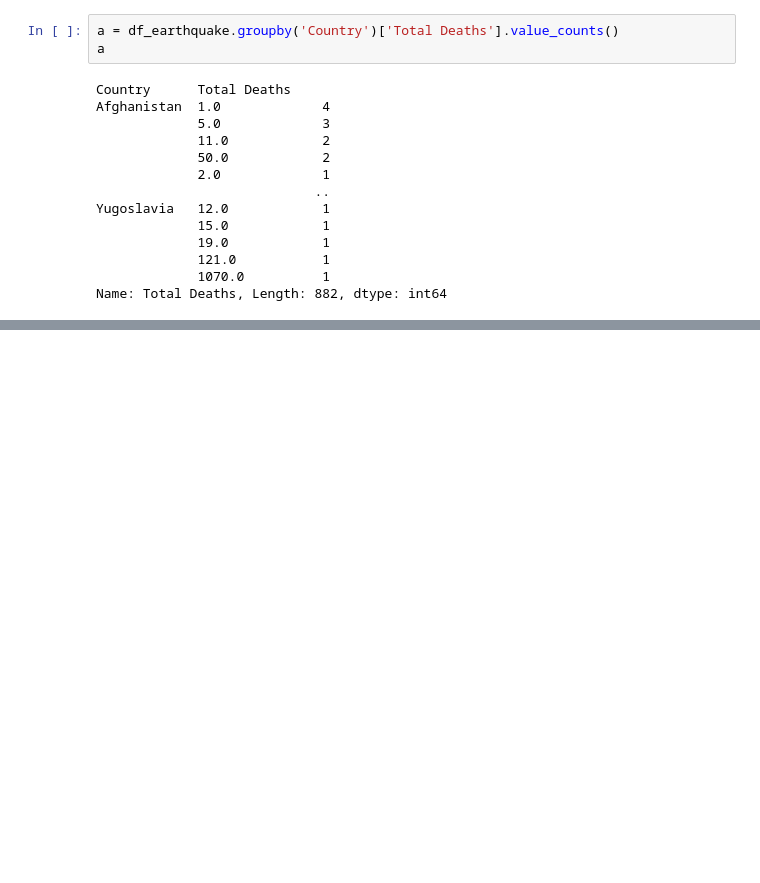
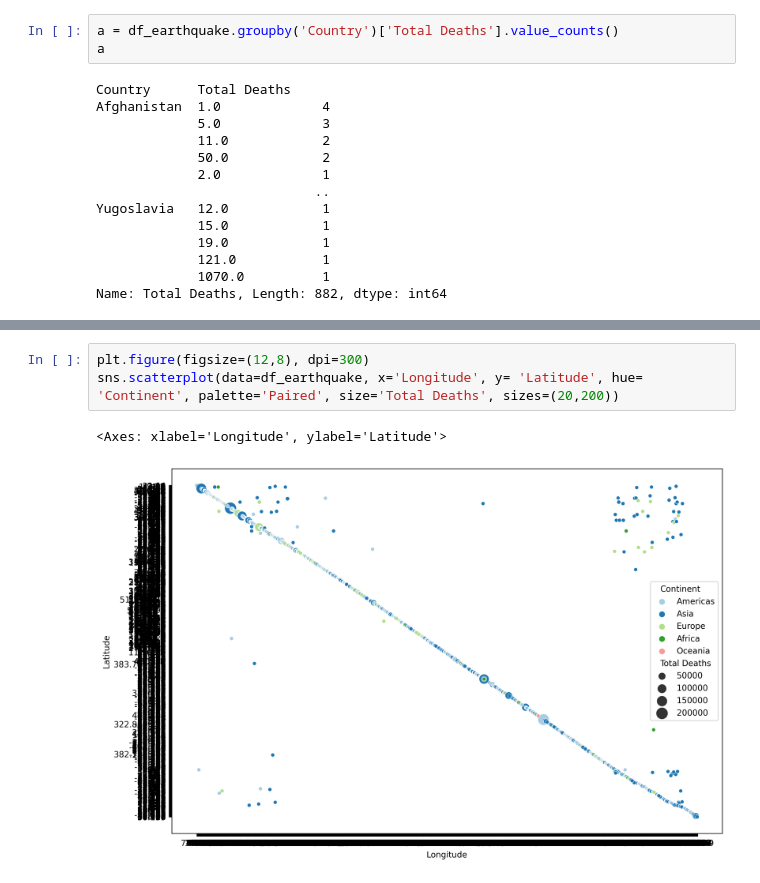
Before and after one commit to AleDataAnalyst/grupo2_desastresnaturales, a Jupyter notebook: Notebooks/01LimpiarDatos/01_Ele_Earthquake_impacto.ipynb, the cells around one changed output, grey strips where cells are left out. Drawn from its saved outputs; the diff is of its cells as text; blank space fills up the shorter version.

```diff
--- a/Notebooks/01LimpiarDatos/01_Ele_Earthquake_impacto.ipynb
+++ b/Notebooks/01LimpiarDatos/01_Ele_Earthquake_impacto.ipynb
@@ -149,0 +162,6 @@ Name: Total Deaths, Length: 882, dtype: int64
+# %%
+plt.figure(figsize=(12,8), dpi=300)
+sns.scatterplot(data=df_earthquake, x='Longitude', y= 'Latitude', hue= 'Continent', palette='Paired', size='Total Deaths', sizes=(20,200))
+# %% [output]
+<Axes: xlabel='Longitude', ylabel='Latitude'>
+[figure, added]
```
Also changed, not shown: parts of 11 cells of this notebook.
